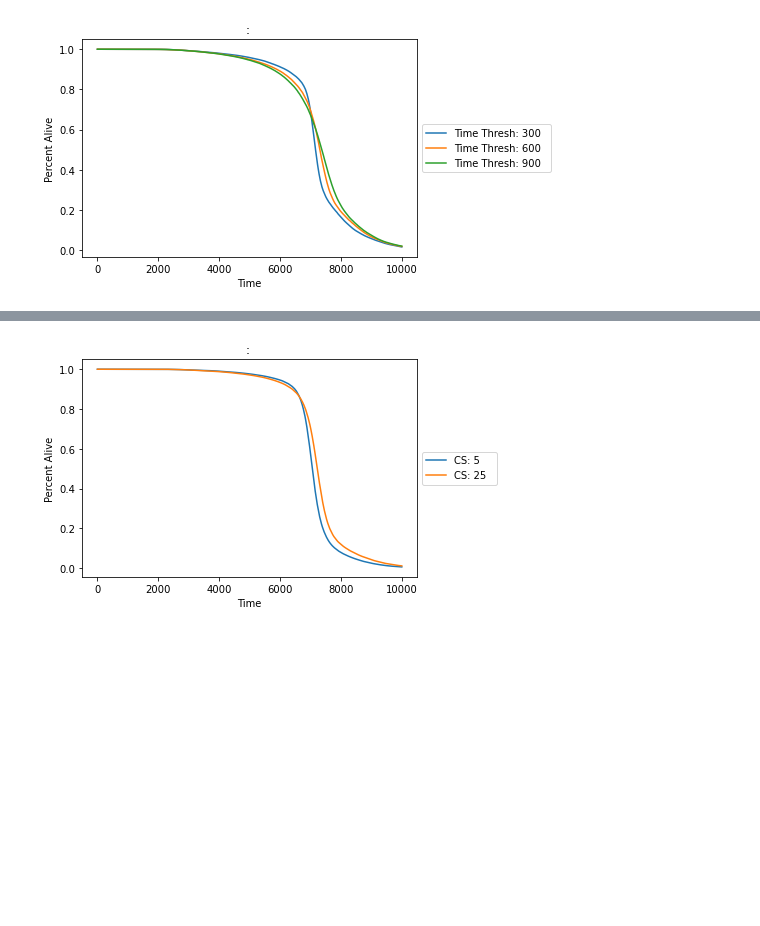
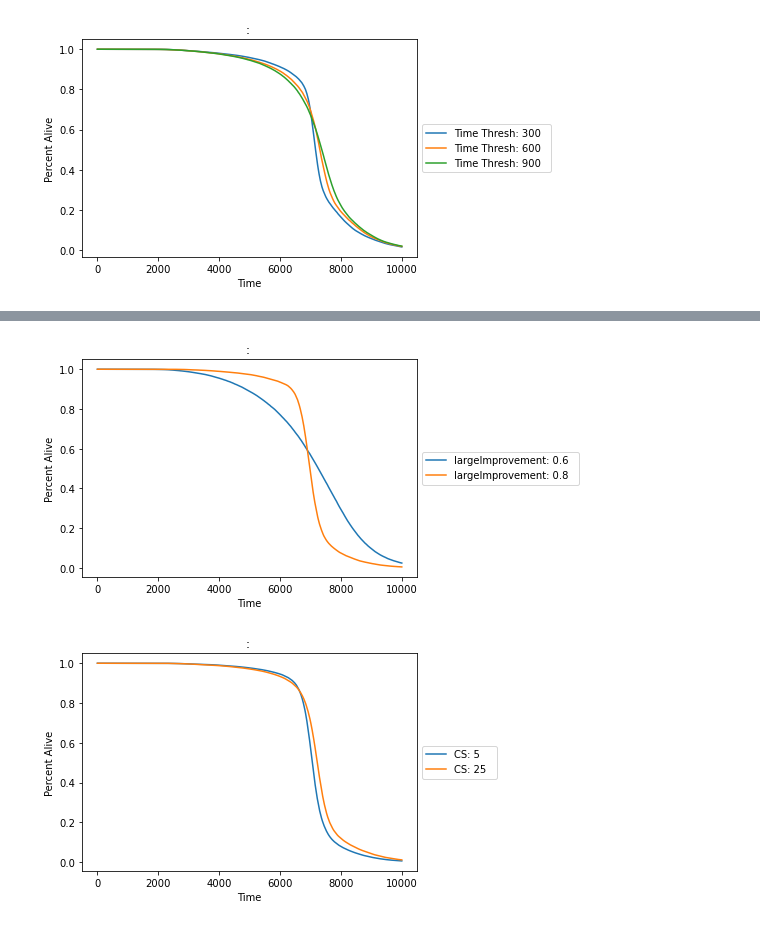
Before and after one commit to ptrick9/CPS_Simulator, a Jupyter notebook: statistics/ACS2.ipynb, the cells around one changed output, grey strips where cells are left out. Cells and saved outputs as stored; diff of their text form; code cells hidden in the pictures; blank space fills up the shorter version.

```diff
--- a/statistics/ACS2.ipynb
+++ b/statistics/ACS2.ipynb
@@ -218,3 +218,8 @@ generateOverTimeGraphs(Alive, 0)
+# %%
+Alive = compareOverTime('Percent Alive', [10], {3:['false']})
+generateOverTimeGraphs(Alive, 0)
+# %% [output]
+[figure, added]
 # %%
 Alive = compareOverTime('Percent Alive', [5], {10:['false']})
 generateOverTimeGraphs(Alive, 0)
```
Also changed, not shown: parts of 2 cells of this notebook, 8 other files.
